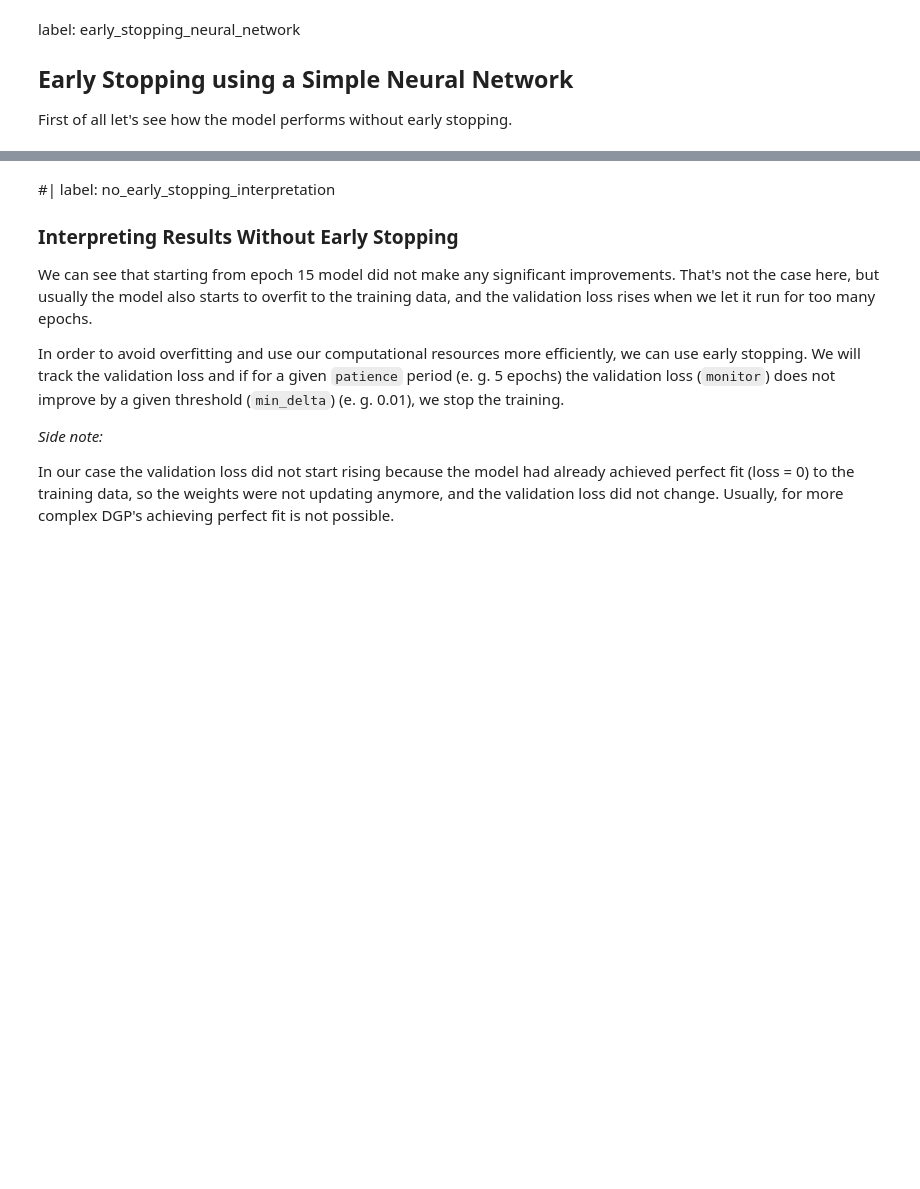
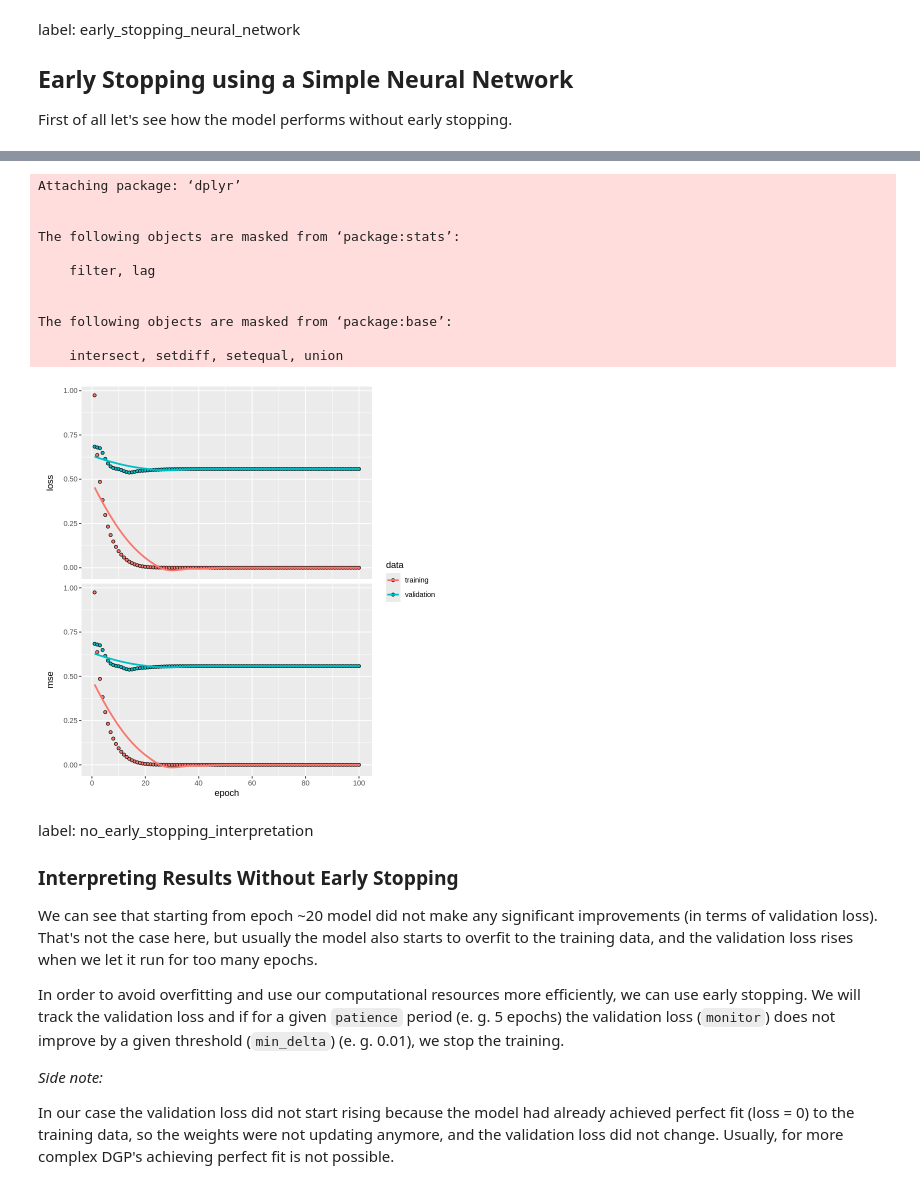
Before and after one commit to slds-lmu/lecture_sl, a Jupyter notebook: exercises/regularization-quarto/sol_regularization_1_R.ipynb, the cells around one changed output, grey strips where cells are left out. Cells and saved outputs as stored; diff of their text form; code cells hidden in the pictures; blank space fills up the shorter version.

```diff
--- a/exercises/regularization-quarto/sol_regularization_1_R.ipynb
+++ b/exercises/regularization-quarto/sol_regularization_1_R.ipynb
@@ -579,9 +431,52 @@ ERROR: Expected int32 passed to parameter 'size' of op 'Slice', got [80.0] of ty
+# %%
+library(dplyr)
+library(keras3) # TensorFlow is used for simplicity, in practice we may often prefer torch
+
+
+keras$utils$set_random_seed(509L)
+
+neural_network <- keras_model_sequential() %>%
+  layer_dense(units = 50, activation = "relu", input_shape = ncol(X)) %>%
+  layer_dense(units = 50, activation = "relu") %>%
+  layer_dense(units = 1,  activation = "linear")
+
+neural_network %>% compile(
+  optimizer = "adam",
+  loss      = "mse",
+  metrics   = "mse"
+)
+
+history_minibatches <- fit(
+  object           = neural_network,
+  x                = X,
+  y                = y,
+  batch_size       = 24,
+  epochs           = 100,
+  validation_split = 0.2,
+  verbose          = 0,      # set this to 1 to to see training logs
+  view_metrics     = FALSE   # set this to TRUE to get a dynamic graphic output in RStudio
+)
+
+plot(history_minibatches)
+# %% [output]
+Attaching package: ‘dplyr’
+
+
+The following objects are masked from ‘package:stats’:
+
+    filter, lag
+
+
+The following objects are masked from ‘package:base’:
+
+    intersect, setdiff, setequal, union
+[figure, added]
 # %% [markdown]
-#| label: no_early_stopping_interpretation
+label: no_early_stopping_interpretation
 
 ### Interpreting Results Without Early Stopping
 
-We can see that starting from epoch 15 model did not make any significant improvements. That's not the case here, but usually the model also starts to overfit to the training data, and the validation loss rises when we let it run for too many epochs.
+We can see that starting from epoch ~20 model did not make any significant improvements (in terms of validation loss). That's not the case here, but usually the model also starts to overfit to the training data, and the validation loss rises when we let it run for too many epochs.
 
 In order to avoid overfitting and use our computational resources more efficiently, we can use early stopping. We will track the validation loss and if for a given `patience` period (e. g. 5 epochs) the validation loss (`monitor`) does not improve by a given threshold (`min_delta`) (e. g. 0.01), we stop the training.
 
```
Also changed, not shown: parts of 24 cells of this notebook.
